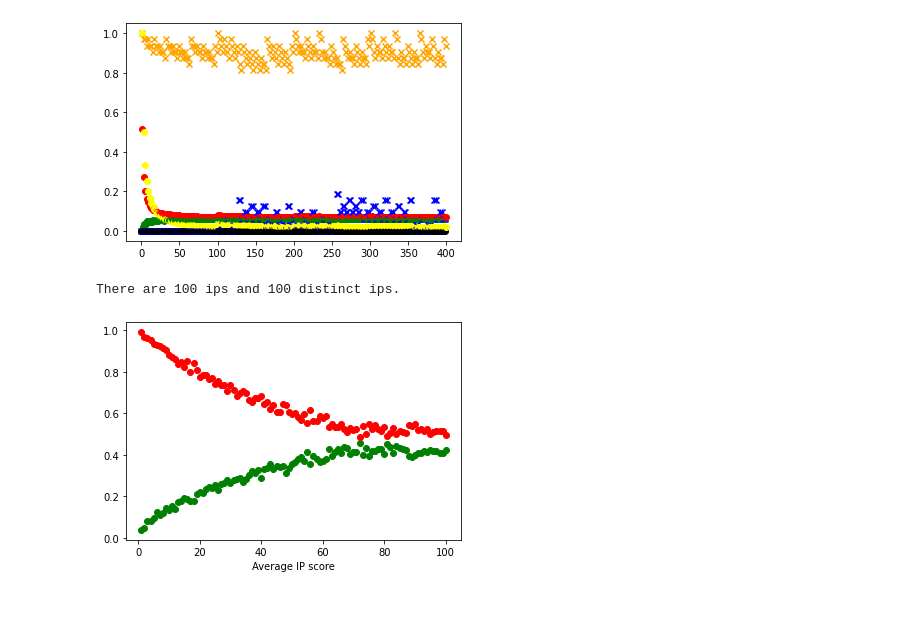
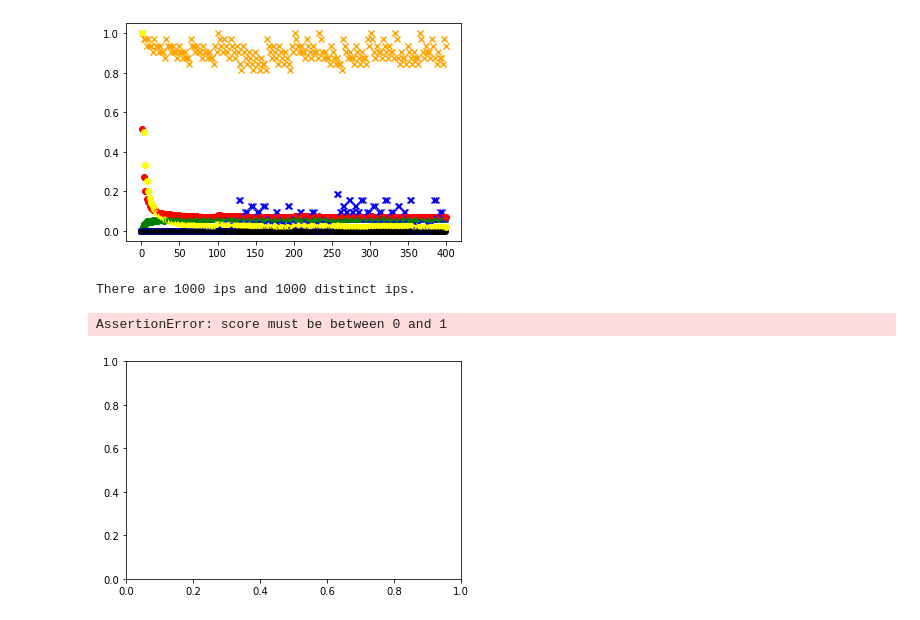
Before and after one commit to datahop/p2p-service-discovery, a Jupyter notebook: service-discovery/simulator_python/ip_score.ipynb, the cells around one changed output. Saved outputs shown, nothing was run; the diff lists cells and outputs as text; code cells hidden in the pictures.

Commit message:
playing with IP score

```diff
--- a/service-discovery/simulator_python/ip_score.ipynb
+++ b/service-discovery/simulator_python/ip_score.ipynb
@@ -51,7 +51,7 @@ tree2 = TreeMichal()
 scores = []
 fig = plt.figure()
 ax = fig.add_subplot()
-malicious_ips_num = 5
+malicious_ips_num = 2
 
 counter = 0
 good_scores = []
@@ -193,38 +193,39 @@ def generate_IPs(n):
         ips.append(ip_str[1:])
     return ips
 
-ips = generate_IPs(100)
+ips = generate_IPs(1000)
 print("There are",len(ips), "ips and", len(set(ips)), "distinct ips.")
 fig = plt.figure()
 ax = fig.add_subplot()
 
 for malicious_ips_num in range(1, len(ips)+1):
     tree1 = Tree()
-    tree2 = TreeMichal()
+    tree2 = TreeOnur()
     scores = []
     counter = 0
     good_scores = []
     bad_scores = []
     ratio = len(ips)/malicious_ips_num
     malicious_ips = set()
     while(len(malicious_ips) < malicious_ips_num):
         malicious_ips.add(ips[random.randint(0, len(ips)-1)])
     malicious_ips = list(malicious_ips)
 
     for ip in ips:
         score2,_ = tree2.add(ip)
         good_scores.append(score2)
 
         score2,_ = tree2.add(malicious_ips[counter % len(malicious_ips)])
         bad_scores.append(score2)
         counter += 1
 
     ax.scatter(malicious_ips_num/len(ips), sum(good_scores)/len(good_scores), label='good', color='green')
     ax.scatter(malicious_ips_num/len(ips), sum(bad_scores)/len(bad_scores), label='malicious', color='red')
 
 ax.set_xlabel('Malicious IPs/Honest IPs')
 ax.set_ylabel('Average IP score')
 plt.show()
 # %% [output]
-There are 100 ips and 100 distinct ips.
+There are 1000 ips and 1000 distinct ips.
+AssertionError: score must be between 0 and 1
-[figure, old version]
+[figure, new version]
```
Also changed, not shown: parts of 1 cell of this notebook, 1 other file.
